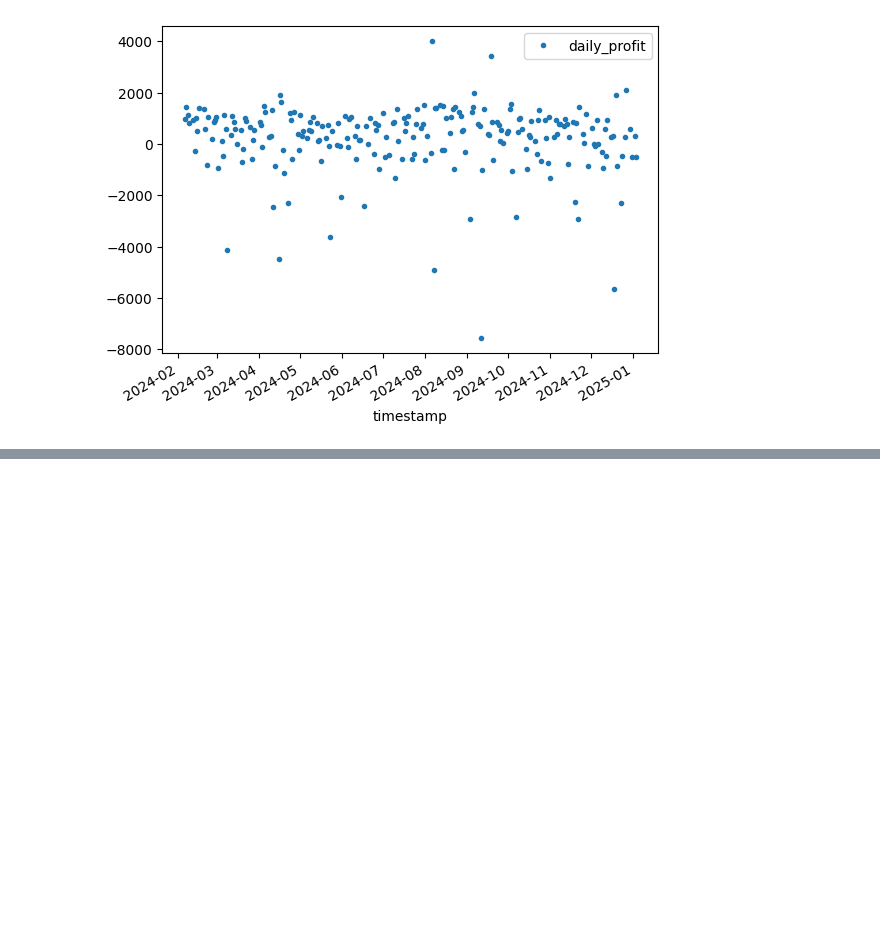
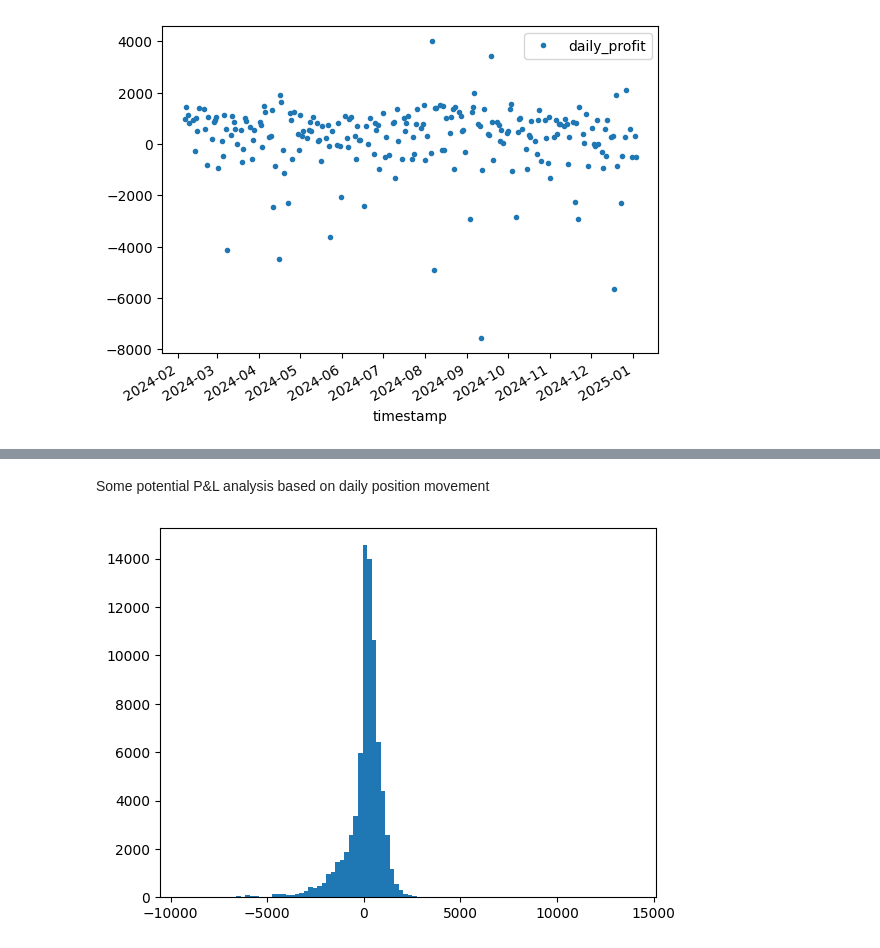
Before and after one commit to yalishanda42/stonksbot, a Jupyter notebook: options/backtest_analysis.ipynb, the cells around one changed output, grey strips where cells are left out. Cells and saved outputs as stored; diff of their text form; code cells hidden in the pictures; blank space fills up the shorter version.

```diff
--- a/options/backtest_analysis.ipynb
+++ b/options/backtest_analysis.ipynb
@@ -58,0 +59,4 @@ f"Winning rate: {diff_df[diff_df['daily_profit'] > 0].shape[0] / diff_df.shape[0
+# %% [markdown]
+Some potential P&L analysis based on daily position movement
+# %%
+EXLUDE_LAST_N = 30
@@ -58,0 +65,7 @@ f"Winning rate: {diff_df[diff_df['daily_profit'] > 0].shape[0] / diff_df.shape[0
+# %%
+# quick histogram
+all_values = [v for daily_values in daily_movements for v in daily_values[:-EXLUDE_LAST_N]]
+plt.hist(all_values, bins=100)
+plt.show()
+# %% [output]
+[figure, added]
```
Also changed, not shown: parts of 11 cells of this notebook, 2 other files.
